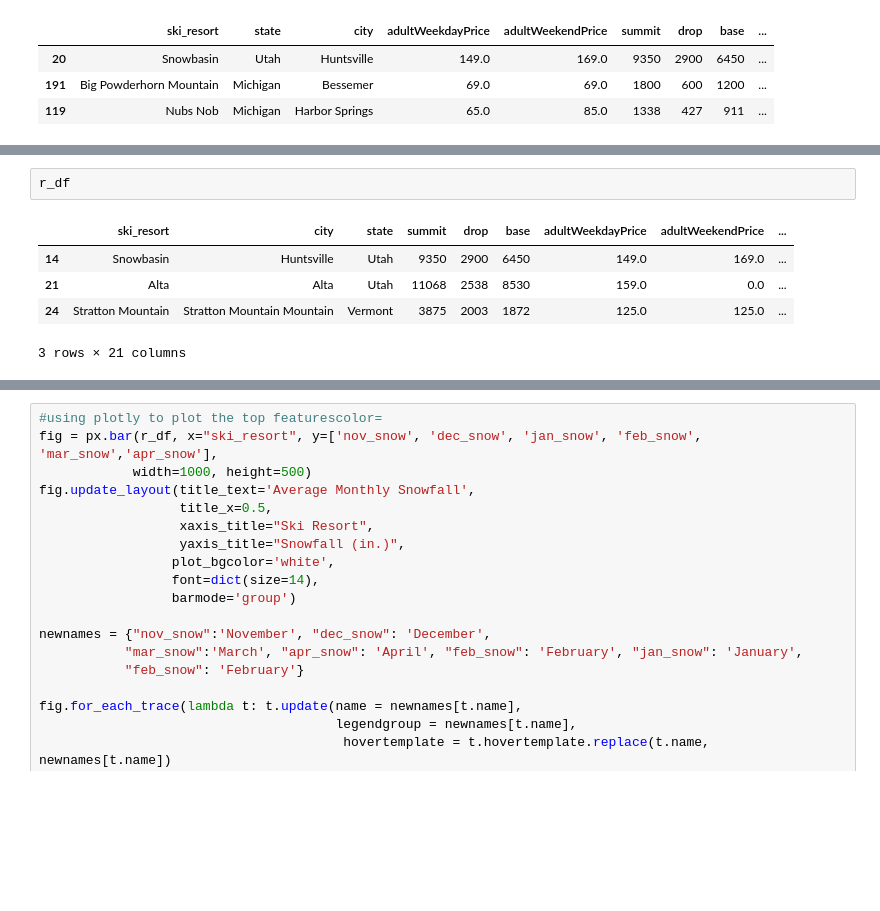
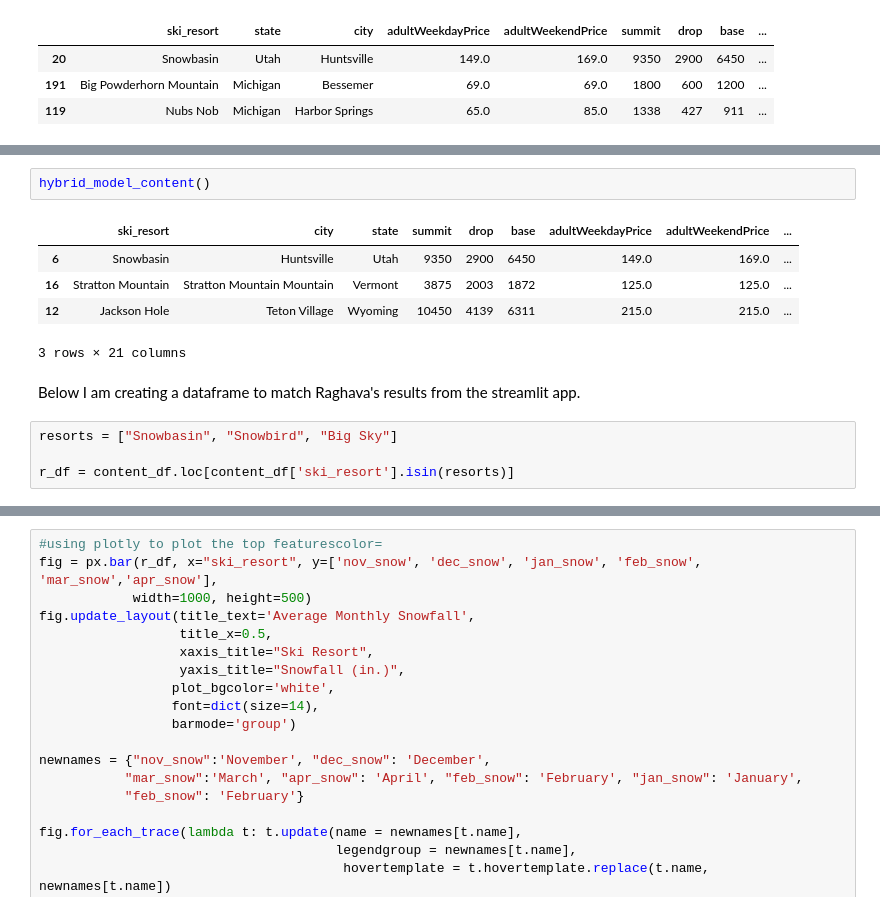
Before and after one commit to stephcia/ski-recommendation-system, a Jupyter notebook: ski_recommendation_content_hybrid.ipynb, the cells around one changed output, grey strips where cells are left out. Drawn from its saved outputs; the diff is of its cells as text; blank space fills up the shorter version.

```diff
--- a/ski_recommendation_content_hybrid.ipynb
+++ b/ski_recommendation_content_hybrid.ipynb
@@ -989,11 +1007,17 @@ Are you using a multi-resort pass?  Ikon
-# %%
-r_df
-# %% [output]
-|  | ski_resort | city | state | summit | drop | base | adultWeekdayPrice | adultWeekendPrice | ... |
-| 14 | Snowbasin | Huntsville | Utah | 9350 | 2900 | 6450 | 149.0 | 169.0 | ... |
-| 21 | Alta | Alta | Utah | 11068 | 2538 | 8530 | 159.0 | 0.0 | ... |
-| 24 | Stratton Mountain | Stratton Mountain Mountain | Vermont | 3875 | 2003 | 1872 | 125.0 | 125.0 | ... |
-3 rows × 21 columns
+# %%
+hybrid_model_content()
+# %% [output]
+|  | ski_resort | city | state | summit | drop | base | adultWeekdayPrice | adultWeekendPrice | ... |
+| 6 | Snowbasin | Huntsville | Utah | 9350 | 2900 | 6450 | 149.0 | 169.0 | ... |
+| 16 | Stratton Mountain | Stratton Mountain Mountain | Vermont | 3875 | 2003 | 1872 | 125.0 | 125.0 | ... |
+| 12 | Jackson Hole | Teton Village | Wyoming | 10450 | 4139 | 6311 | 215.0 | 215.0 | ... |
+3 rows × 21 columns
+# %% [markdown]
+Below I am creating a dataframe to match Raghava's results from the streamlit app.
+# %%
+resorts = ["Snowbasin", "Snowbird", "Big Sky"]
+
+r_df = content_df.loc[content_df['ski_resort'].isin(resorts)]
 # %%
 #using plotly to plot the top featurescolor=
 fig = px.bar(r_df, x="ski_resort", y=["beginner_runs", "intermediate_runs", "advanced_runs", "expert_runs"],
```
Also changed, not shown: parts of 7 cells of this notebook.
